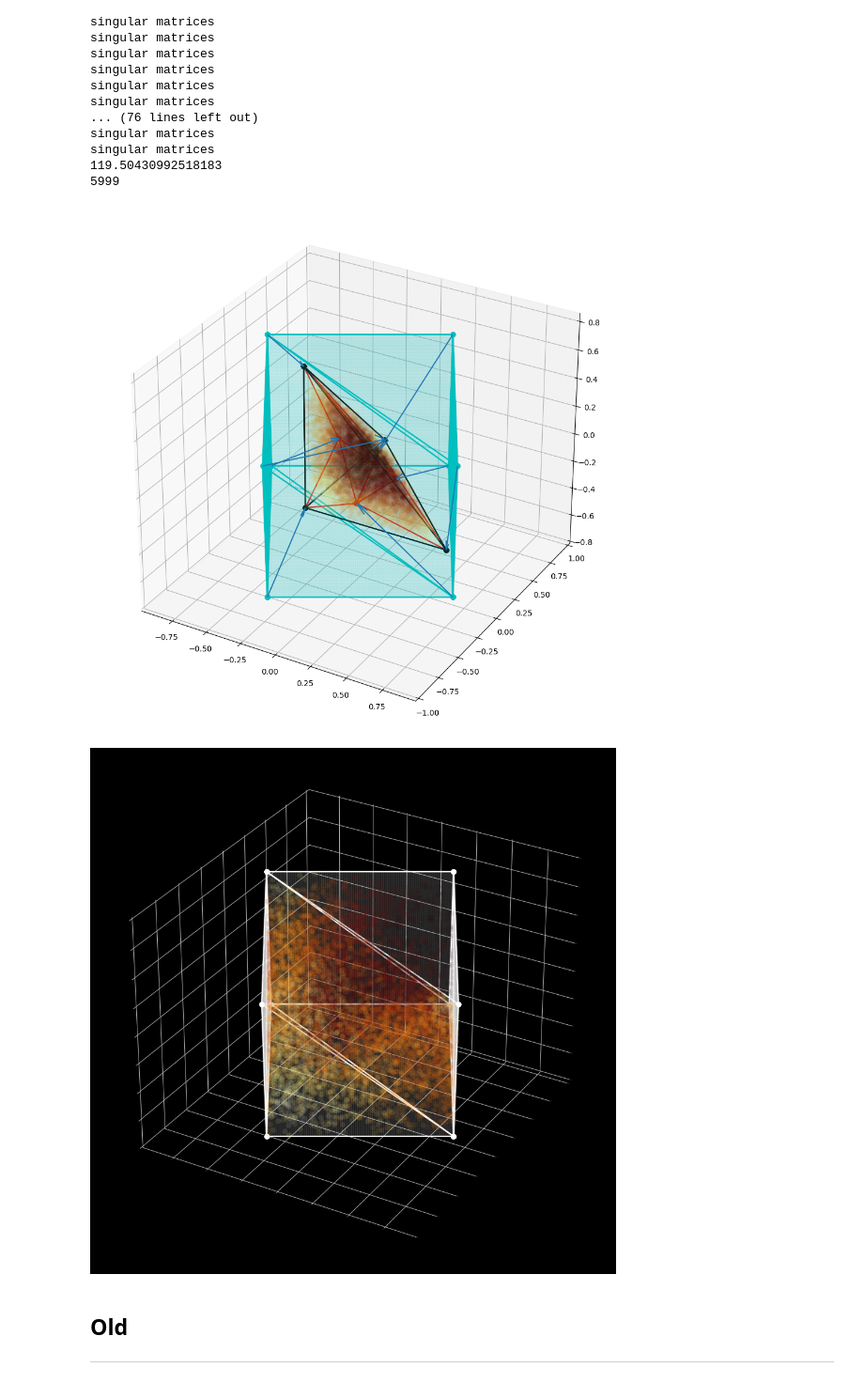
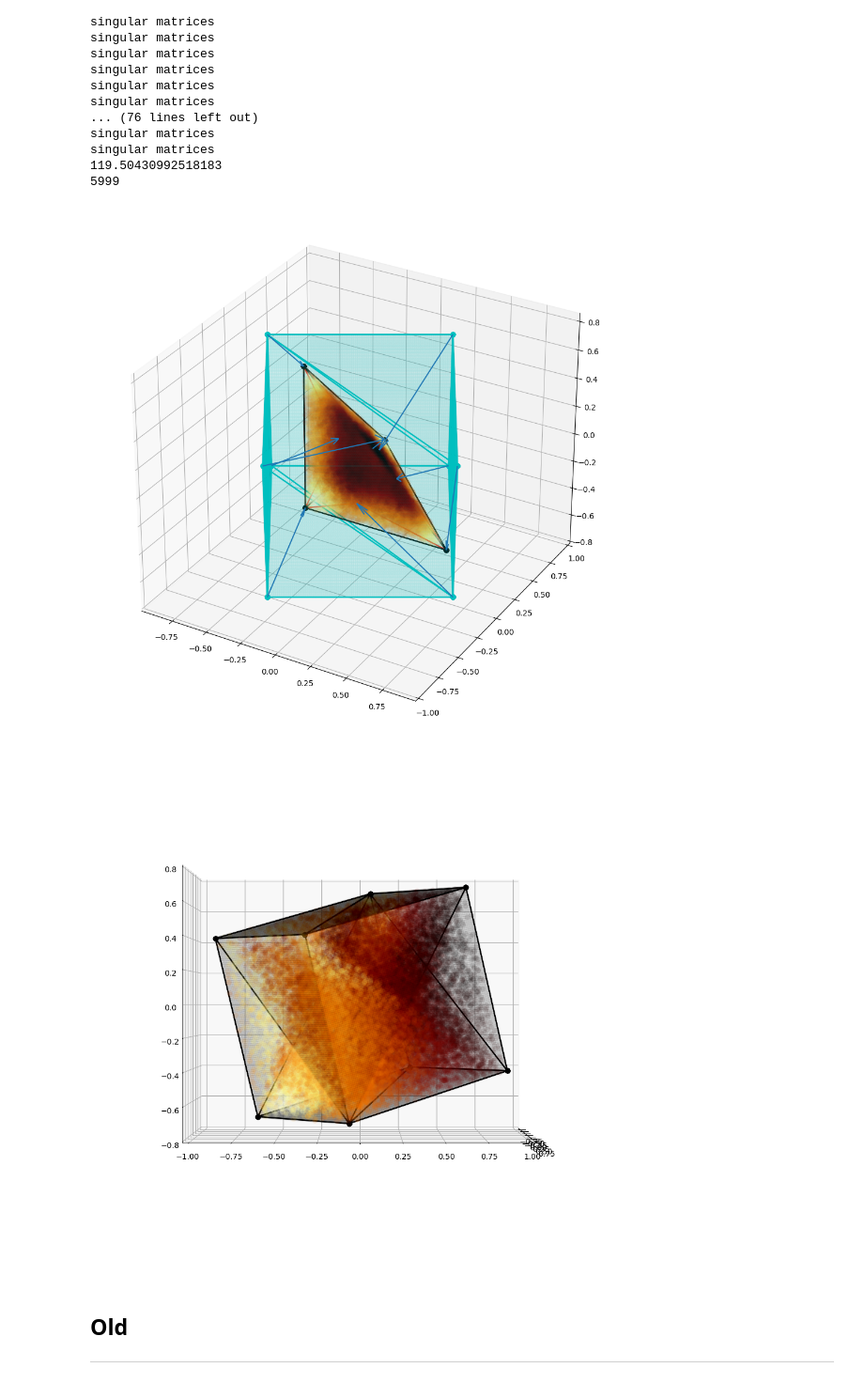
Before and after one commit to Jake-Schaefer-Code/generative_crystals, a Jupyter notebook: dist_map.ipynb, the cells around one changed output. Shown at 94% size. Drawn from its saved outputs; the diff is of its cells as text; code cells hidden in the pictures.

```diff
--- a/dist_map.ipynb
+++ b/dist_map.ipynb
@@ -346,6 +353,7 @@ ply_map_w_center = np.zeros((polyhedron.shape[0]+1, *polyhedron.shape[1:]))
 f_sym = symmetrize(func3D, *grid, sym_ops=sym_ops)
 alpha = 0.9*np.ones(4)
 # %%
+n_samples=50000
 tetra = scale_poly(tetra)
 print(tetra)
 dist, dist_weights = weighted_distribution(f_sym, coords.T, tetra, n_samples=n_samples)
@@ -416,41 +420,41 @@ end_pts = best_map-best_poly
 ax.quiver(*best_poly.T, *end_pts.T, length=1, arrow_length_ratio=0.1)
 ax.set_aspect('equal')
 # %% [output]
-[figure, old version]
+[figure, new version]
 # %%
 #353
 # alpha = 0.9*np.ones(4)
 # dir_points_bary = np.random.dirichlet(alpha, 50000)
 # dir_points_cart = bary_to_cart(dir_points_bary, tetra)
 # bary_weights = np.prod(dir_points_bary, axis=-1)
 inv_mats = np.array([np.linalg.inv(M) for M in best_mat])
 
 
 fig = plt.figure(figsize=(12,12))
-fig.patch.set_facecolor('black')
+# fig.patch.set_facecolor('black')
 ax:Axes3D = fig.add_subplot(111, projection='3d')
-ax.set_facecolor('black')
-ax.xaxis.pane.fill = False
-ax.yaxis.pane.fill = False
-ax.zaxis.pane.fill = False
-ax.xaxis.pane.set_edgecolor('black')
-ax.yaxis.pane.set_edgecolor('black')
-ax.zaxis.pane.set_edgecolor('black')
+# ax.set_facecolor('black')
+# ax.xaxis.pane.fill = False
+# ax.yaxis.pane.fill = False
+# ax.zaxis.pane.fill = False
+# ax.xaxis.pane.set_edgecolor('black')
+# ax.yaxis.pane.set_edgecolor('black')
+# ax.zaxis.pane.set_edgecolor('black')
 dst_idxs = best_tri.find_simplex(dist)
 affine_map = np.array([apply_transformation(pt, inv_mats[idx]) for pt, idx in zip(dist, dst_idxs)])
 # ax.scatter(*affine_map.T, c=bary_weights, s=50, cmap=cmap, edgecolors='none', linewidths=0)
 ax.scatter(*affine_map.T, c=dist_weights, s=50, cmap=cmap, alpha=0.1, edgecolors='none', linewidths=0)
 
 faces = ConvexHull(best_poly).simplices
 for face in faces:
     vs = np.array(list(best_poly[face]) + [best_poly[face][0]])
-    ax.plot(*vs.T, 'wo-')
+    ax.plot(*vs.T, 'ko-')
     parametrization = parametrize_triangle(*best_poly[face], num_points=100)
-    ax.scatter(*parametrization.T, c='w', s=10, alpha=0.025)
+    ax.scatter(*parametrization.T, c='k', s=10, alpha=0.025)
 
 
 ax.set_aspect('equal')
 ax.set_proj_type('persp')
-# ax.view_init(0,0,0)
+ax.view_init(0,0,0)
 # %% [output]
-[figure, old version]
+[figure, new version]
```
Also changed, not shown: parts of 7 cells of this notebook.
